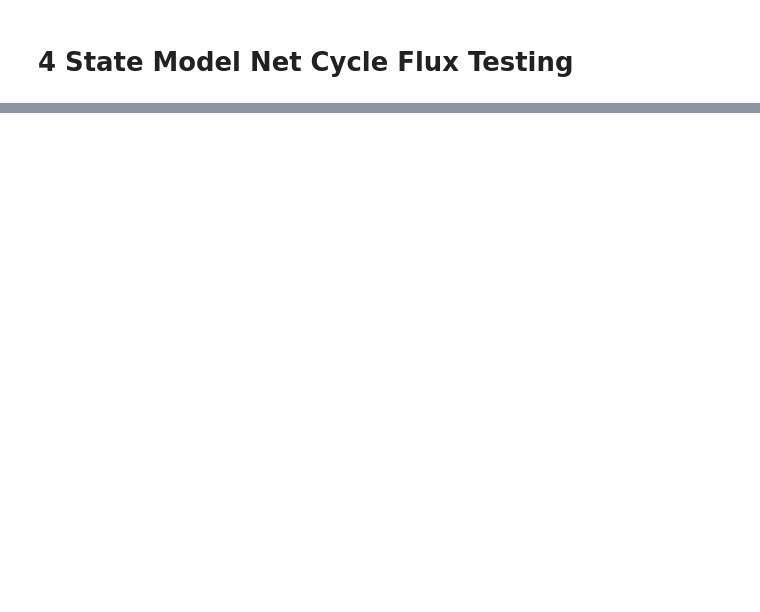
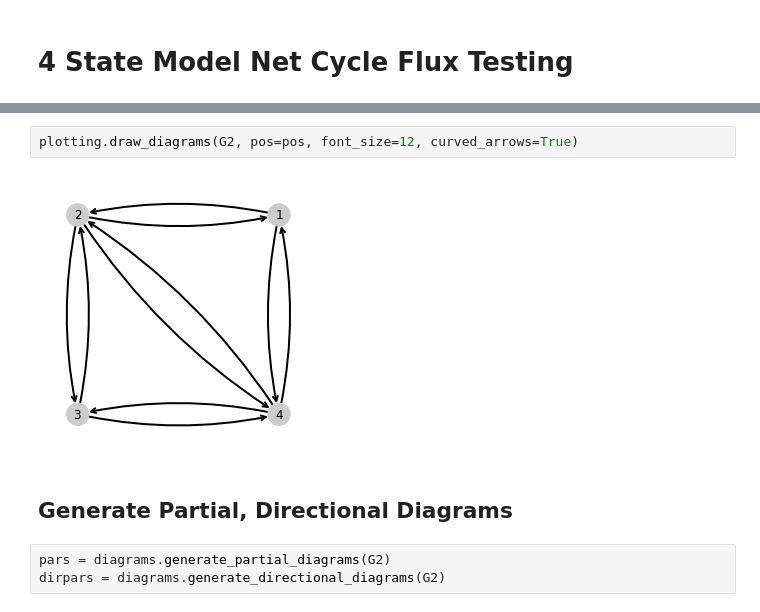
Before and after one commit to Becksteinlab/kda-examples, a Jupyter notebook: kda_analysis/test_models/4_state_leakage.ipynb, the cells around one changed output, grey strips where cells are left out. Cells and saved outputs as stored; diff of their text form; blank space fills up the shorter version.

```diff
--- a/kda_analysis/test_models/4_state_leakage.ipynb
+++ b/kda_analysis/test_models/4_state_leakage.ipynb
@@ -253,0 +51,9 @@ findfont: Font family ['Helvetica'] not found. Falling back to DejaVu Sans.
+# %%
+plotting.draw_diagrams(G2, pos=pos, font_size=12, curved_arrows=True)
+# %% [output]
+[figure, added]
+# %% [markdown]
+## Generate Partial, Directional Diagrams
+# %%
+pars = diagrams.generate_partial_diagrams(G2)
+dirpars = diagrams.generate_directional_diagrams(G2)
```
Also changed, not shown: parts of 87 cells of this notebook, 3 other files.
